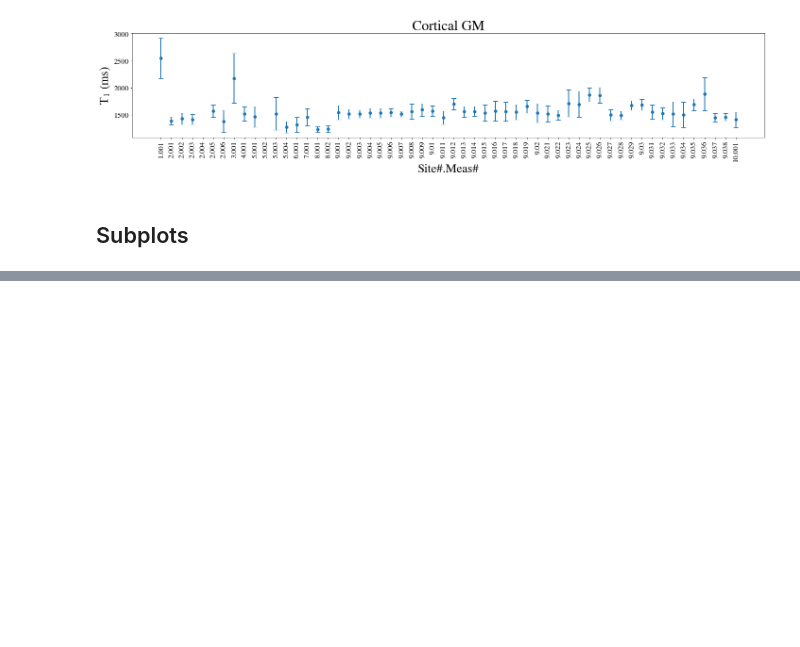
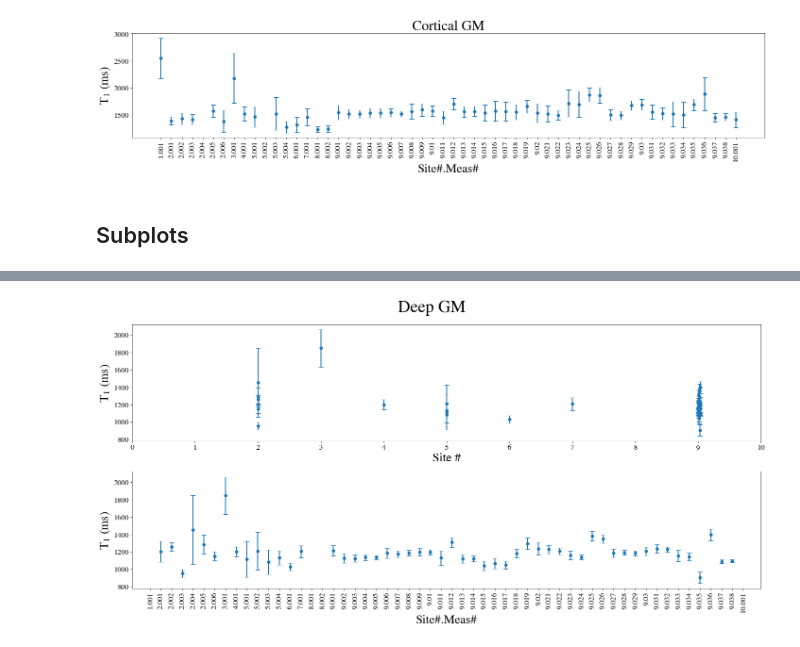
Before and after one commit to rrsg2020/analysis, a Jupyter notebook: 07_wholedataset_scatter_Human.ipynb, the cells around one changed output, grey strips where cells are left out. Cells and saved outputs as stored; diff of their text form; code cells hidden in the pictures; blank space fills up the shorter version.

```diff
--- a/07_wholedataset_scatter_Human.ipynb
+++ b/07_wholedataset_scatter_Human.ipynb
@@ -263,0 +243,14 @@ fig_id = fig_id + 1
+# %%
+fig_id = plot_both_scatter(x1=indexes_numbers,
+                           x2=indexes_strings,
+                           y=deepgm_mean,
+                           y_std=deepgm_std,
+                           title='Deep GM',
+                           x1_label='Site #',
+                           x2_label='Site#.Meas#',
+                           y_label="T$_1$ (ms)",
+                           file_prefix="GM_deep",
+                           folder_path=output_folder,
+                           fig_id=fig_id)
+# %% [output]
+[figure, added]
```
Also changed, not shown: parts of 27 cells of this notebook, 28 other files.
